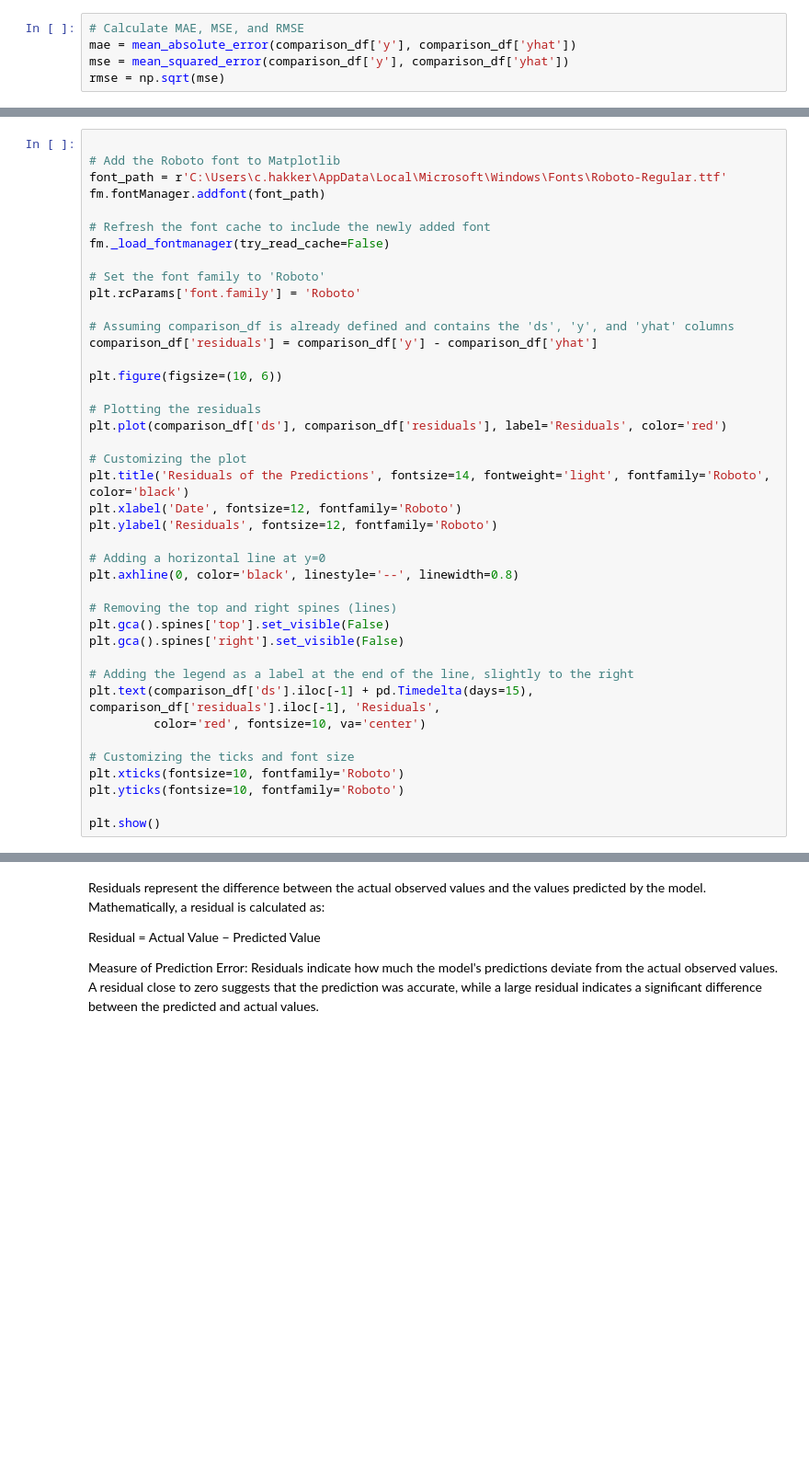
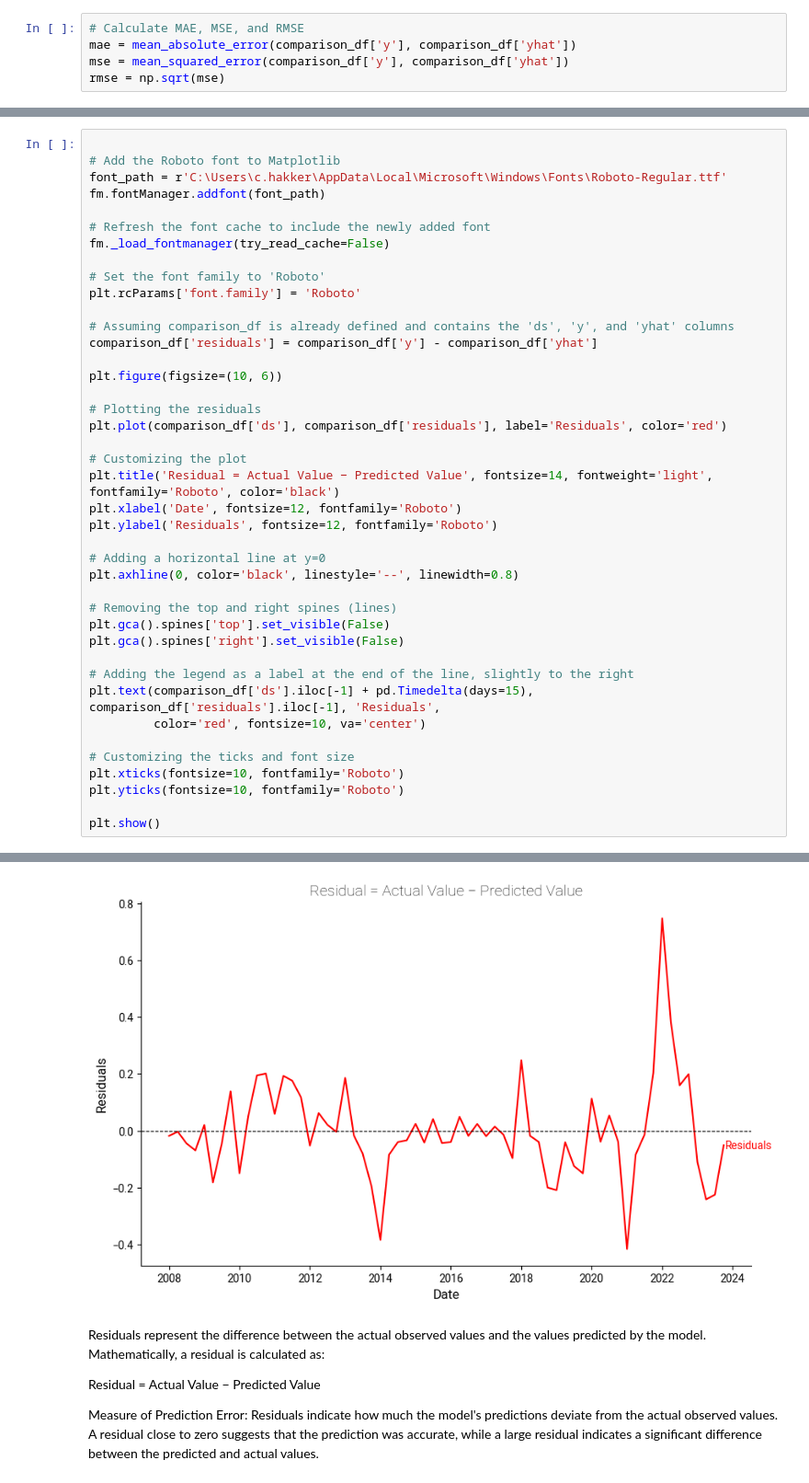
Before and after one commit to evdhout/uwv, a Jupyter notebook: notebooks/Prophet_model_CH.ipynb, the cells around one changed output, grey strips where cells are left out. Shown at 92% size. Cells and saved outputs as stored; diff of their text form; blank space fills up the shorter version.

```diff
--- a/notebooks/Prophet_model_CH.ipynb
+++ b/notebooks/Prophet_model_CH.ipynb
@@ -109,7 +132,7 @@ plt.figure(figsize=(10, 6))
 plt.plot(comparison_df['ds'], comparison_df['residuals'], label='Residuals', color='red')
 
 # Customizing the plot
-plt.title('Residuals of the Predictions', fontsize=14, fontweight='light', fontfamily='Roboto', color='black')
+plt.title('Residual = Actual Value − Predicted Value', fontsize=14, fontweight='light', fontfamily='Roboto', color='black')
 plt.xlabel('Date', fontsize=12, fontfamily='Roboto')
 plt.ylabel('Residuals', fontsize=12, fontfamily='Roboto')
 
@@ -129,3 +152,4 @@ plt.xticks(fontsize=10, fontfamily='Roboto')
 plt.yticks(fontsize=10, fontfamily='Roboto')
 
 plt.show()
+# %% [output]
@@ -132,3 +157,4 @@ plt.show()
+[figure, added]
 # %% [markdown]
 Residuals represent the difference between the actual observed values and the values predicted by the model. Mathematically, a residual is calculated as:
 
```
Also changed, not shown: parts of 8 cells of this notebook, 9 other files.
